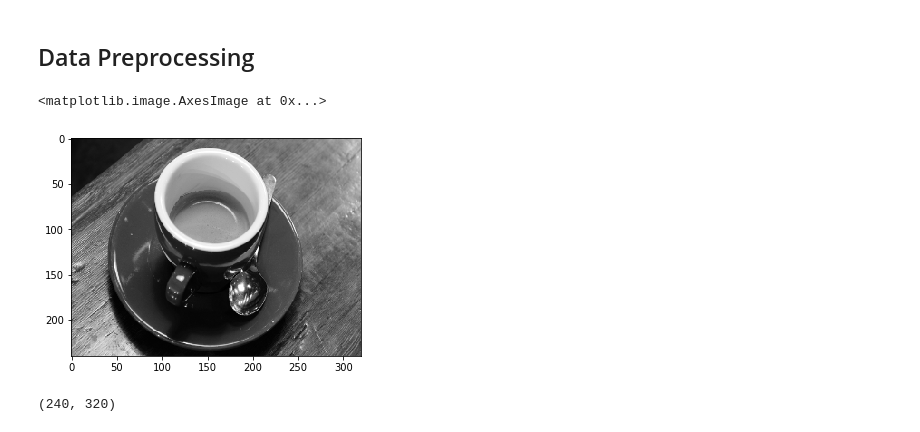
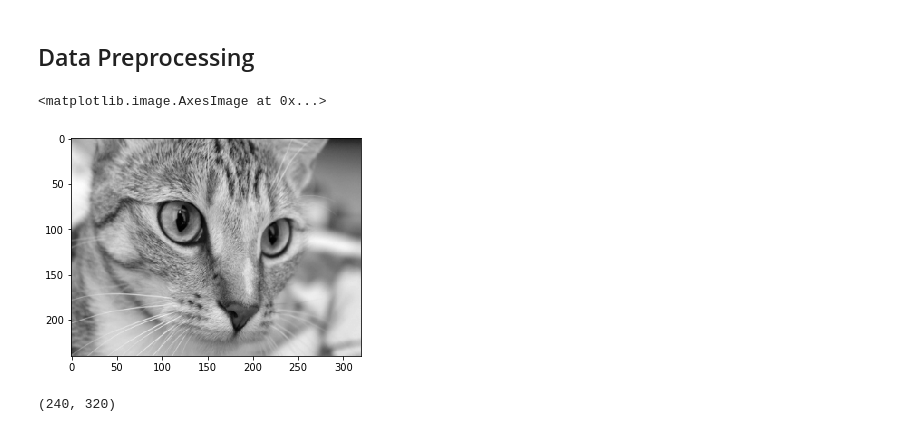
Before and after one commit to void3000/Deep-Learning-Simple-Neural-Network, a Jupyter notebook: Convolutional Network v1.1.ipynb, the cells around one changed output. Saved outputs shown, nothing was run; the diff lists cells and outputs as text; code cells hidden in the pictures.

```diff
--- a/Convolutional Network v1.1.ipynb
+++ b/Convolutional Network v1.1.ipynb
@@ -13,15 +13,15 @@ from matplotlib import pyplot as plt
 # %% [markdown]
 ## Data Preprocessing
 # %%
-image = data.coffee()                 # astronaut,chelsea,coffee,camera
+image = data.chelsea()                 # astronaut,chelsea,coffee,camera
 image = color.rgb2gray(image)
 
 image = resize(image,(240,320))
 
 plt.imshow(image, cmap='gray')
 # %% [output]
 <matplotlib.image.AxesImage at 0x...>
-[figure, old version]
+[figure, new version]
 # %%
 image.shape
 # %% [output]
```
Also changed, not shown: parts of 8 cells of this notebook.
